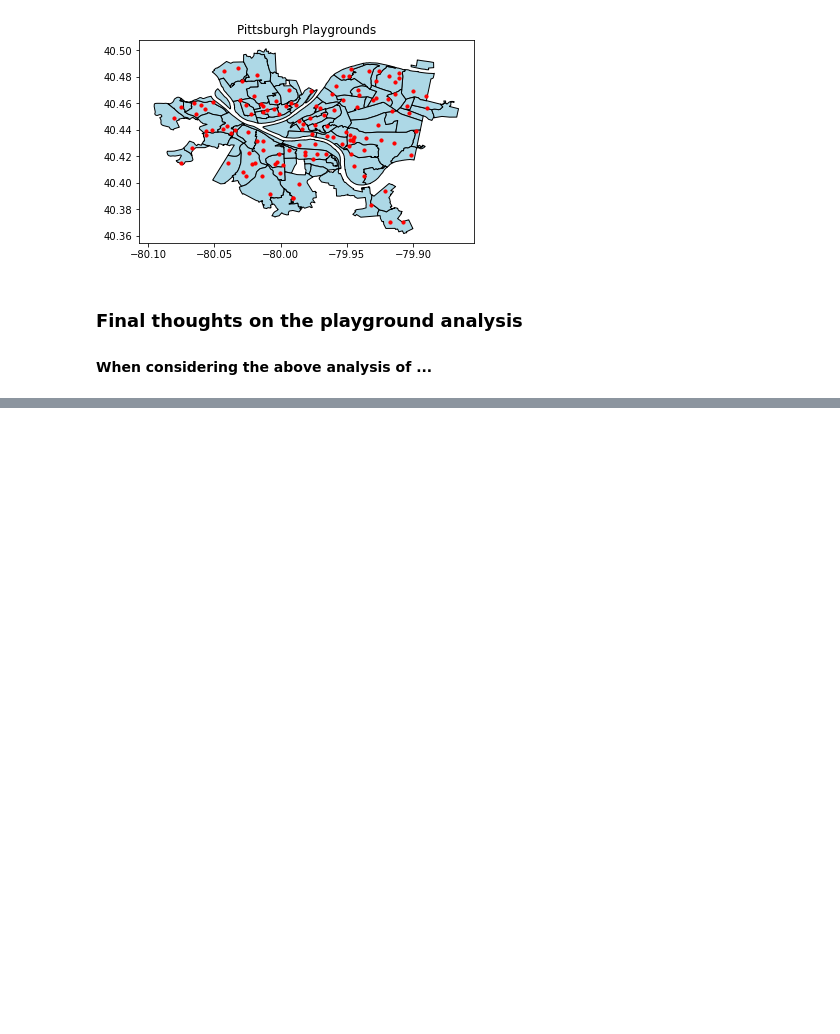
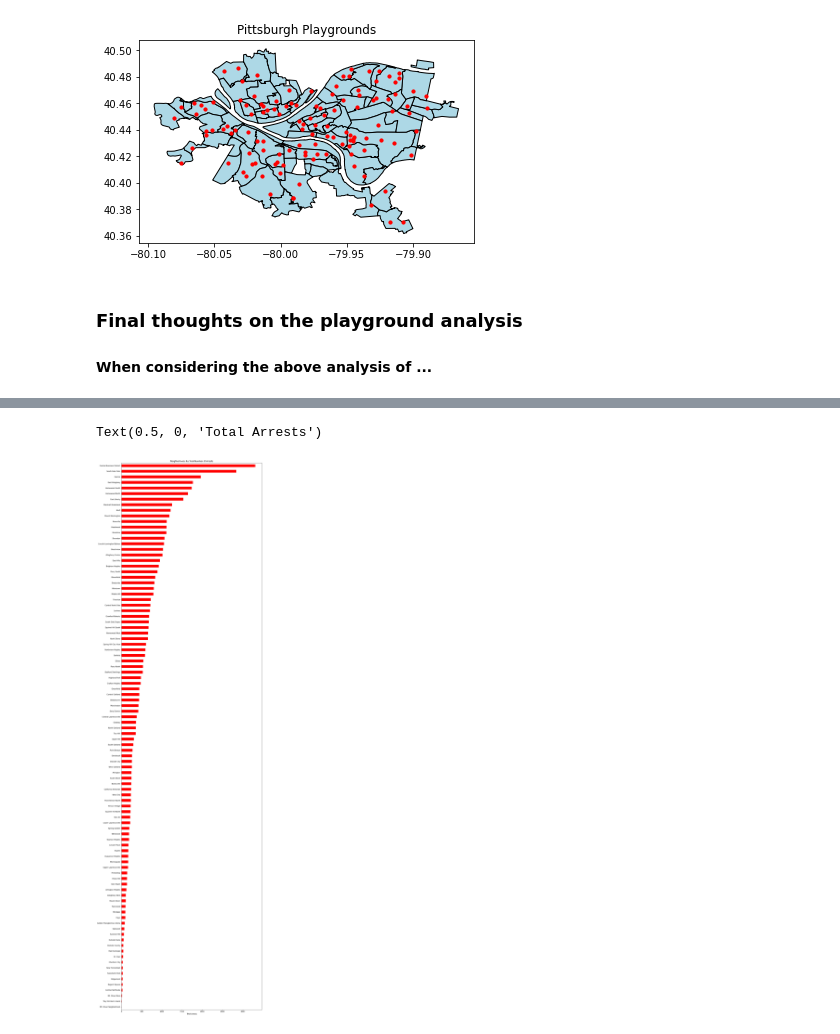
Before and after one commit to Joel961/Big-Ideas-Final-Project, a Jupyter notebook: combined_analysis.ipynb, the cells around one changed output, grey strips where cells are left out. Saved outputs shown, nothing was run; the diff lists cells and outputs as text; code cells hidden in the pictures; blank space fills up the shorter version.

```diff
--- a/combined_analysis.ipynb
+++ b/combined_analysis.ipynb
@@ -54,0 +88,8 @@ Text(0.5, 1.0, 'Pittsburgh Playgrounds')
+# %%
+sorted = crime['INCIDENTNEIGHBORHOOD'].value_counts()
+sorted.sort_values().plot(kind='barh', figsize=(15,60), color="red")
+plt.title("Neighborhoods by Total Number of Arrests")
+plt.xlabel("Total Arrests")
+# %% [output]
+Text(0.5, 0, 'Total Arrests')
+[figure, added]
```
Also changed, not shown: parts of 14 cells of this notebook.
